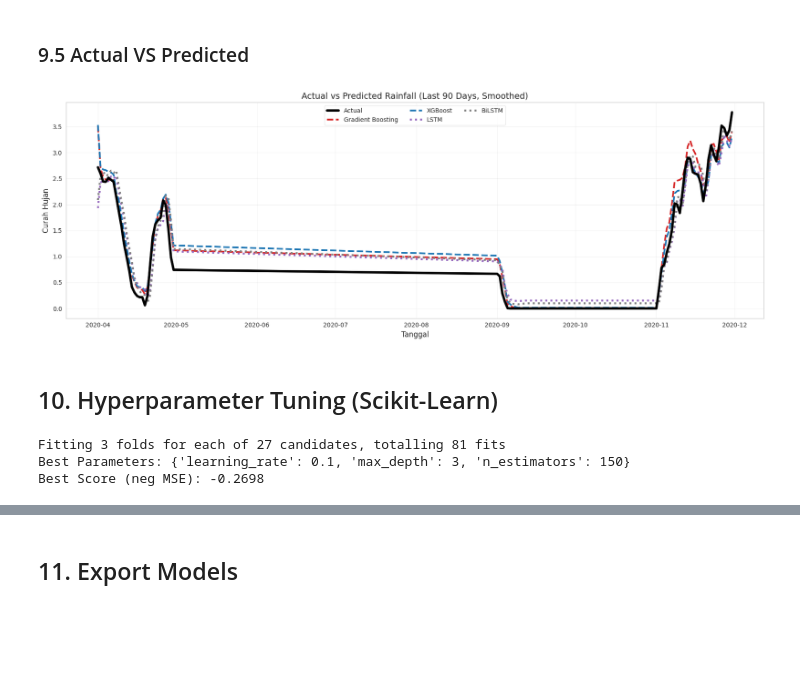
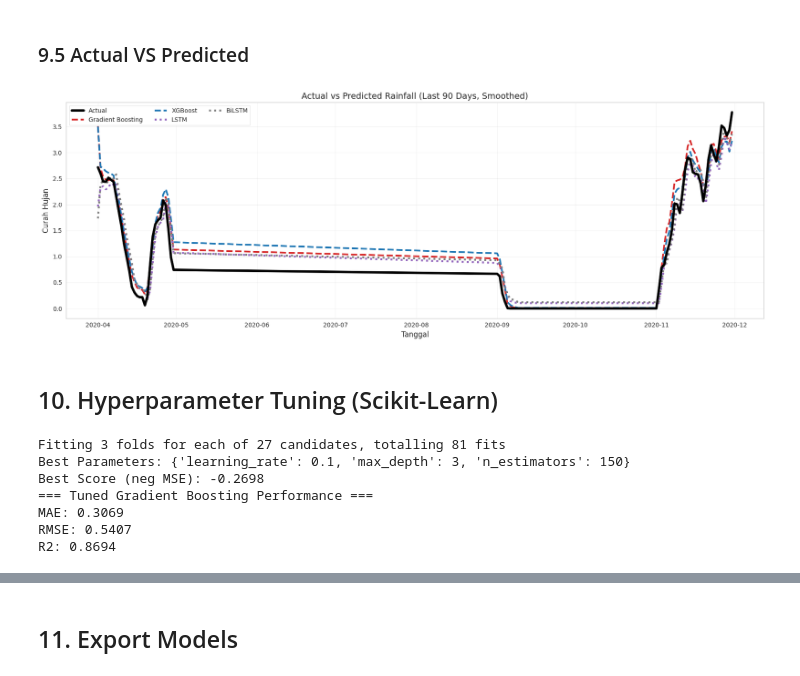
Before and after one commit to ferrikrisdiantoro/rainfall-analysis-webapp, a Jupyter notebook: notebook/prediksi_hujan.ipynb, the cells around one changed output, grey strips where cells are left out. Cells and saved outputs as stored; diff of their text form; code cells hidden in the pictures; blank space fills up the shorter version.

Commit message:
update: XGBoost ONNX + Hybrid model

```diff
--- a/notebook/prediksi_hujan.ipynb
+++ b/notebook/prediksi_hujan.ipynb
@@ -614,14 +632,20 @@ def evaluate_model(name, y_true, y_pred):
 
 results = []
 
-# Evaluate ML models
-results.append(evaluate_model('Linear Regression', y_test, lr_model.predict(X_test)))
-results.append(evaluate_model('Gradient Boosting', y_test, gbr_model.predict(X_test)))
-results.append(evaluate_model('XGBoost', y_test, xgb_model.predict(X_test)))
+# Evaluate ML models (using SCALED features)
+results.append(evaluate_model('Linear Regression', y_test, lr_model.predict(X_test_scaled)))
+results.append(evaluate_model('Gradient Boosting', y_test, gbr_model.predict(X_test_scaled)))
+results.append(evaluate_model('XGBoost', y_test, xgb_model.predict(X_test_scaled.values)))
 
-# Evaluate DL models
-results.append(evaluate_model('LSTM', y_te, lstm_model.predict(X_te).ravel()))
-results.append(evaluate_model('BiLSTM', y_te, bilstm_model.predict(X_te).ravel()))
+# Evaluate DL models (need INVERSE TRANSFORM because trained on scaled data)
+pred_lstm_scaled = lstm_model.predict(X_te).ravel()
+pred_bilstm_scaled = bilstm_model.predict(X_te).ravel()
+pred_lstm = target_scaler.inverse_transform(pred_lstm_scaled.reshape(-1, 1)).ravel()
+pred_bilstm = target_scaler.inverse_transform(pred_bilstm_scaled.reshape(-1, 1)).ravel()
+y_te_original = target_scaler.inverse_transform(y_te.reshape(-1, 1)).ravel()
+
+results.append(evaluate_model('LSTM', y_te_original, pred_lstm))
+results.append(evaluate_model('BiLSTM', y_te_original, pred_bilstm))
 
 results_df = pd.DataFrame(results)
 print('=== MODEL COMPARISON ===')
@@ -689,15 +711,35 @@ plt.show()
 WINDOW = 90
 SMOOTH = 7
 
-dates_tab = dates_test_tabular[-WINDOW:]
-dates_seq = dates_test_seq[-WINDOW:]
+# Get dates from the test data
+# For tabular models, use .loc with original index (not .iloc!)
+dates_test_tabular = df_clean.loc[X_test.index, 'tanggal'].values
 
-y_actual = y_test.values[-WINDOW:]
+# For sequence data, calculate dates based on test split
+# The sequence test data starts after 80% of the sequence data
+n_seq_total = len(X_seq)
+n_seq_train = len(X_tr)
+dates_all = df_clean['tanggal'].values[SEQ_LEN:]  # Offset by SEQ_LEN
+dates_test_seq = dates_all[n_seq_train:]
 
-pred_gbr_w = pred_gbr[-WINDOW:]
-pred_xgb_w = pred_xgb[-WINDOW:]
-pred_lstm_w = pred_lstm[-WINDOW:]
-pred_bilstm_w = pred_bilstm[-WINDOW:]
+# Get predictions (already computed in 9.2)
+pred_gbr = gbr_model.predict(X_test_scaled)
+pred_xgb = xgb_model.predict(X_test_scaled.values)
+# pred_lstm and pred_bilstm already defined in 9.2 with inverse_transform
+
+# Use minimum of WINDOW and available data
+window_tab = min(WINDOW, len(dates_test_tabular))
+window_seq = min(WINDOW, len(dates_test_seq))
+
+dates_tab = dates_test_tabular[-window_tab:]
+dates_seq = dates_test_seq[-window_seq:]
+
+y_actual = y_test.values[-window_tab:]
+
+pred_gbr_w = pred_gbr[-window_tab:]
+pred_xgb_w = pred_xgb[-window_tab:]
+pred_lstm_w = pred_lstm[-window_seq:]
+pred_bilstm_w = pred_bilstm[-window_seq:]
 
 def smooth(x, w=SMOOTH):
     return pd.Series(x).rolling(w, min_periods=1).mean()
@@ -739,34 +781,34 @@ plt.plot(
     smooth(pred_lstm_w),
     label="LSTM",
     color="#9467BD",        # ungu
     linestyle=":",
     linewidth=3.2
 )
 
 plt.plot(
     dates_seq,
     smooth(pred_bilstm_w),
     label="BiLSTM",
     color="#7F7F7F",        # abu gelap
     linestyle=":",
     linewidth=3.2
 )
 
 plt.title("Actual vs Predicted Rainfall (Last 90 Days, Smoothed)", fontsize=14)
 plt.xlabel("Tanggal")
 plt.ylabel("Curah Hujan")
 
 plt.legend(
     ncol=3,
     frameon=True,
     fontsize=10
 )
 
 plt.grid(alpha=0.25)
 plt.tight_layout()
 plt.show()
 # %% [output]
-[figure, old version]
+[figure, new version]
 # %% [markdown]
 ## 10. Hyperparameter Tuning (Scikit-Learn)
 # %%
@@ -786,11 +828,24 @@ grid_gbr = GridSearchCV(
     verbose=1
 )
 
-grid_gbr.fit(X_train, y_train)
+grid_gbr.fit(X_train_scaled, y_train)
 
 print(f'Best Parameters: {grid_gbr.best_params_}')
 print(f'Best Score (neg MSE): {grid_gbr.best_score_:.4f}')
+
+# Evaluate tuned model
+best_gbr = grid_gbr.best_estimator_
+pred_best_gbr = best_gbr.predict(X_test_scaled)
+
+print('=== Tuned Gradient Boosting Performance ===')
+print(f"MAE: {mean_absolute_error(y_test, pred_best_gbr):.4f}")
+print(f"RMSE: {np.sqrt(mean_squared_error(y_test, pred_best_gbr)):.4f}")
+print(f"R2: {r2_score(y_test, pred_best_gbr):.4f}")
 # %% [output]
 Fitting 3 folds for each of 27 candidates, totalling 81 fits
 Best Parameters: {'learning_rate': 0.1, 'max_depth': 3, 'n_estimators': 150}
 Best Score (neg MSE): -0.2698
+=== Tuned Gradient Boosting Performance ===
+MAE: 0.3069
+RMSE: 0.5407
+R2: 0.8694
```
Also changed, not shown: parts of 24 cells of this notebook, 18 other files.
